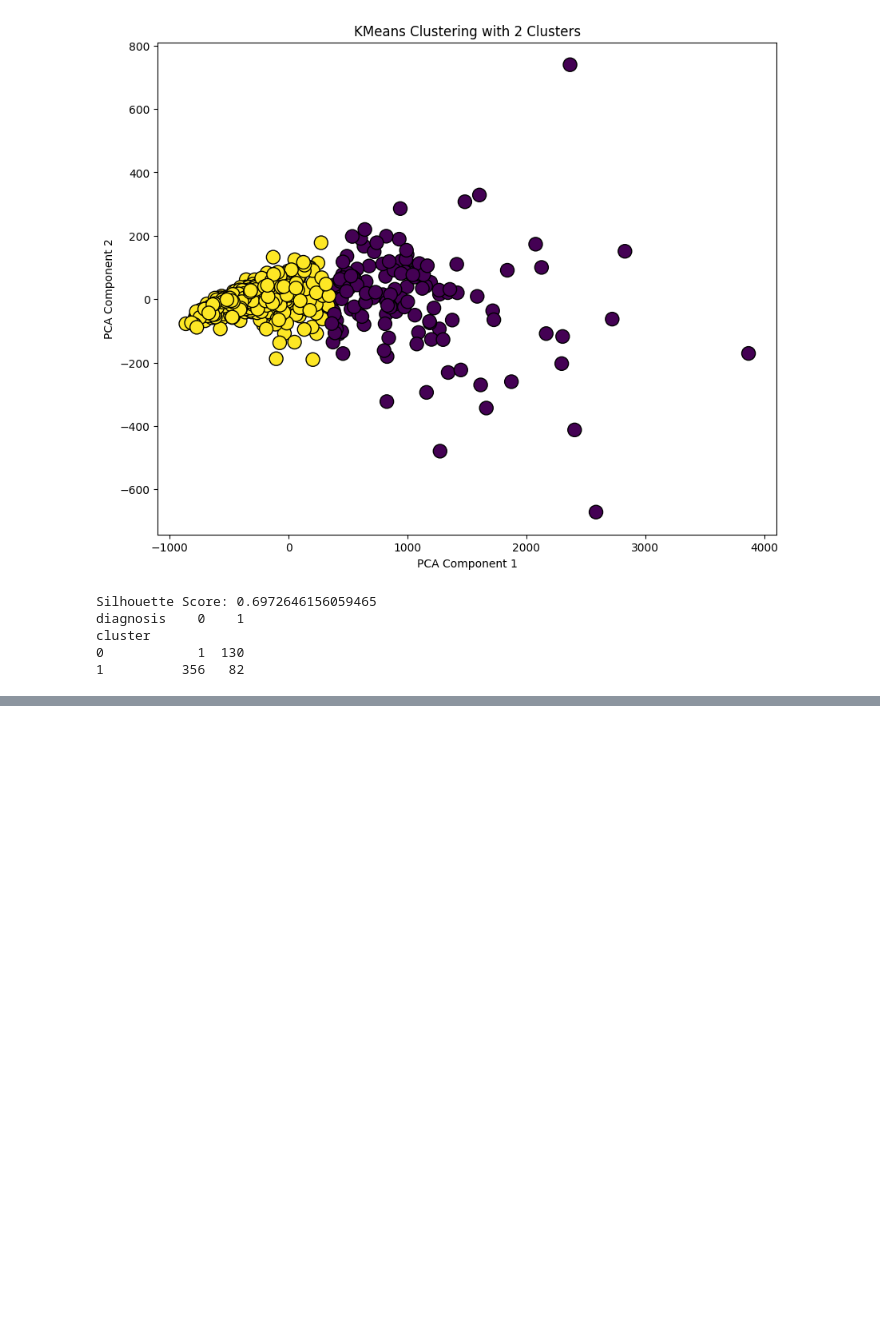
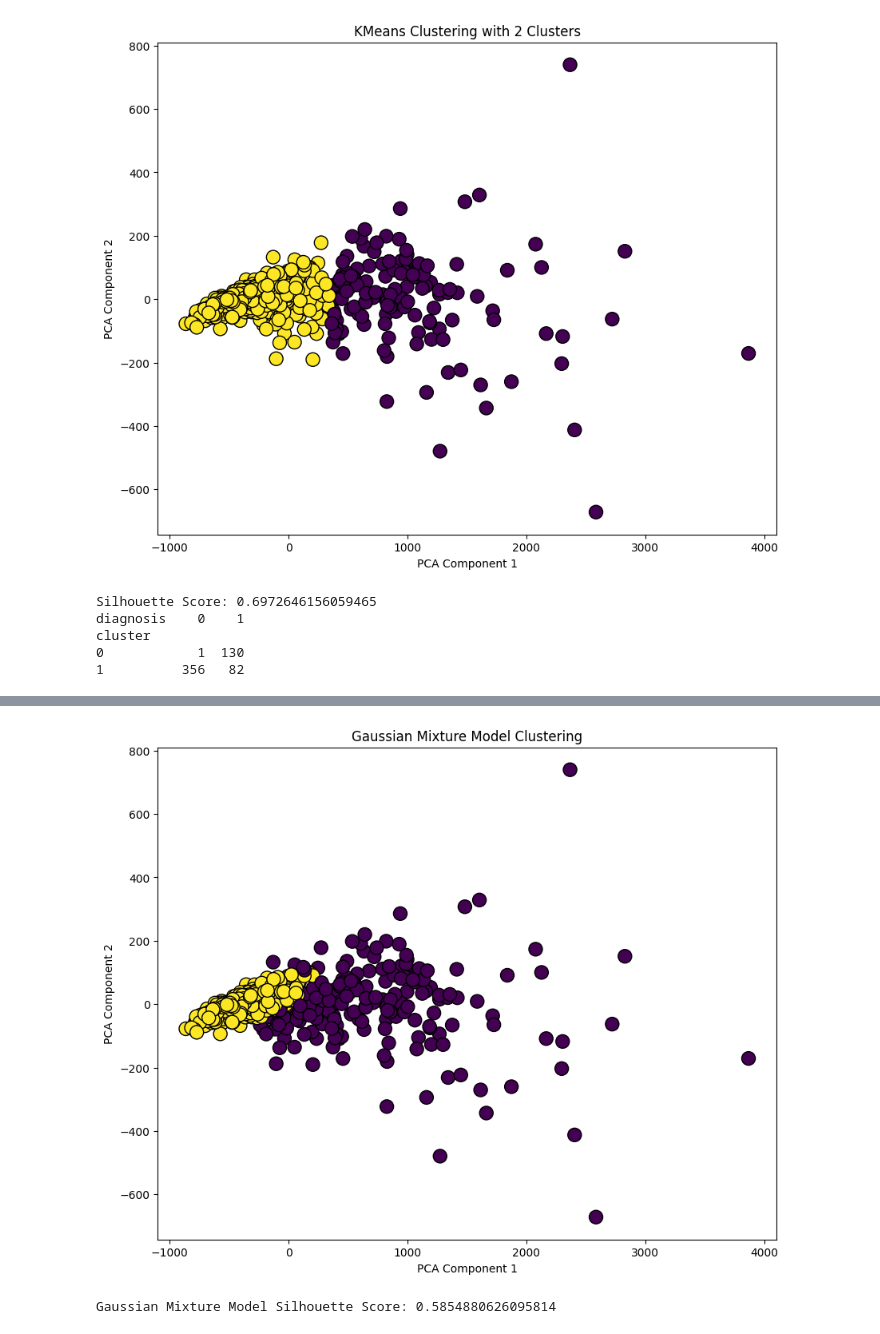
Before and after one commit to SusanVincent/Project, a Jupyter notebook: cancer.ipynb, the cells around one changed output, grey strips where cells are left out. Saved outputs shown, nothing was run; the diff lists cells and outputs as text; code cells hidden in the pictures; blank space fills up the shorter version.

```diff
--- a/cancer.ipynb
+++ b/cancer.ipynb
@@ -263,0 +306,22 @@ cluster
+# %%
+from sklearn.mixture import GaussianMixture
+from sklearn.metrics import silhouette_score
+
+# Gaussian Mixture Model Clustering
+gmm = GaussianMixture(n_components=2, random_state=42)
+gmm_labels = gmm.fit_predict(X_pca)
+
+# Plotting GMM clusters
+plt.figure(figsize=(10, 8))
+plt.scatter(X_pca[:, 0], X_pca[:, 1], c=gmm_labels, cmap='viridis', edgecolor='k', s=150)
+plt.title('Gaussian Mixture Model Clustering')
+plt.xlabel('PCA Component 1')
+plt.ylabel('PCA Component 2')
+plt.show()
+
+# Evaluating GMM clustering
+gmm_silhouette = silhouette_score(X, gmm_labels)
+print(f'Gaussian Mixture Model Silhouette Score: {gmm_silhouette}')
+# %% [output]
+[figure, added]
+Gaussian Mixture Model Silhouette Score: 0.5854880626095814
```
Also changed, not shown: parts of 1 cell of this notebook, 2 other files.
